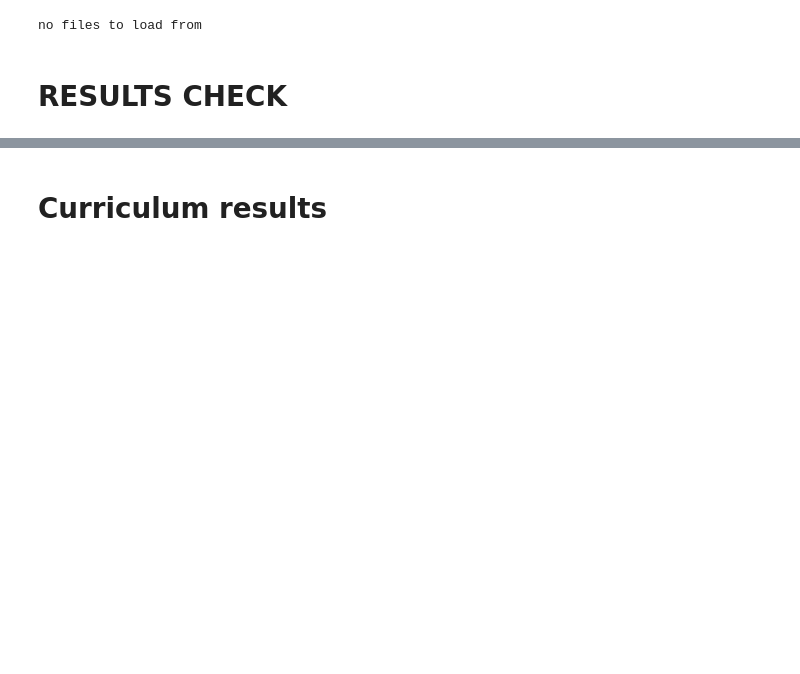
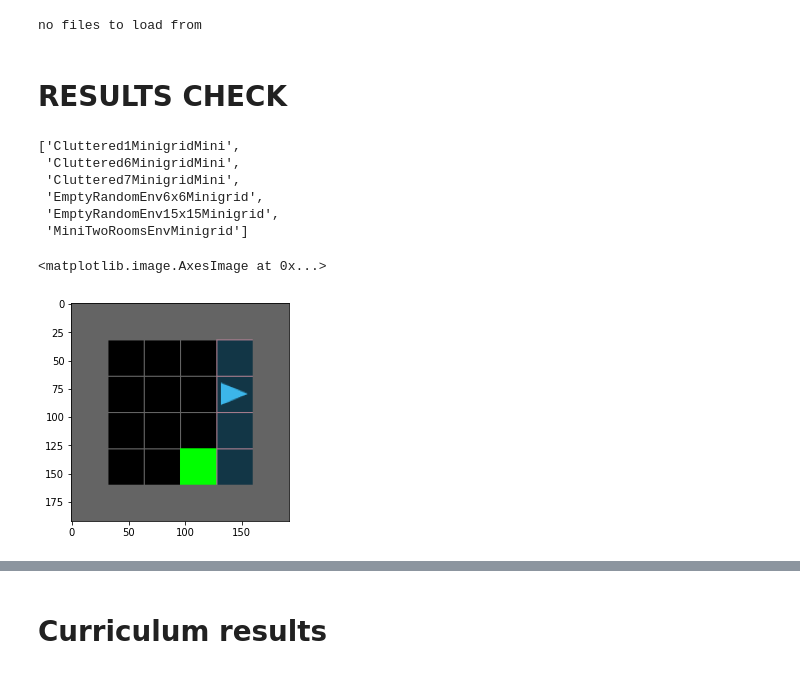
Before and after one commit to nitsan57/CDM_torch, a Jupyter notebook: cdm.ipynb, the cells around one changed output, grey strips where cells are left out. Cells and saved outputs as stored; diff of their text form; code cells hidden in the pictures; blank space fills up the shorter version.

```diff
--- a/cdm.ipynb
+++ b/cdm.ipynb
@@ -122,6 +126,13 @@ env = pee_teacher.create_envs(1)[0]
 env.reset_random()
 plt.imshow(env.render('rgb_array'))
 # %%
-domain_name = "Taxi"
+domain_name = "Maze"
 difficulty = "easy"
 get_all_avail_test_envs(domain_name, difficulty)
+# %% [output]
+['Cluttered1MinigridMini',
+ 'Cluttered6MinigridMini',
+ 'Cluttered7MinigridMini',
+ 'EmptyRandomEnv6x6Minigrid',
+ 'EmptyRandomEnv15x15Minigrid',
+ 'MiniTwoRoomsEnvMinigrid']
@@ -130,2 +139,10 @@ env = test_envs["Cluttered40Minigrid"]()
+# %%
+env_name = "EmptyRandomEnv6x6Minigrid"
+# %%
+env = test_envs[domain_name][difficulty][env_name]()
+plt.imshow(env.render('rgb_array'))
+# %% [output]
+<matplotlib.image.AxesImage at 0x...>
+[figure, added]
 # %%
 #pen_agent, p_agent, r_agent, pee_agent
```
Also changed, not shown: parts of 22 cells of this notebook, 11 other files.
